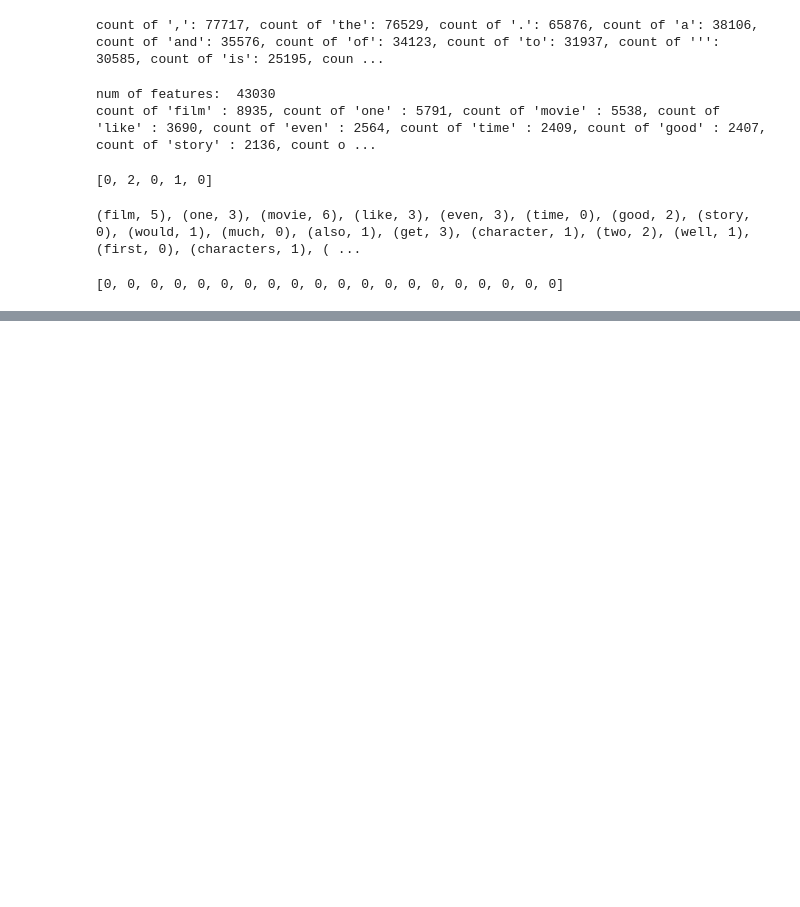
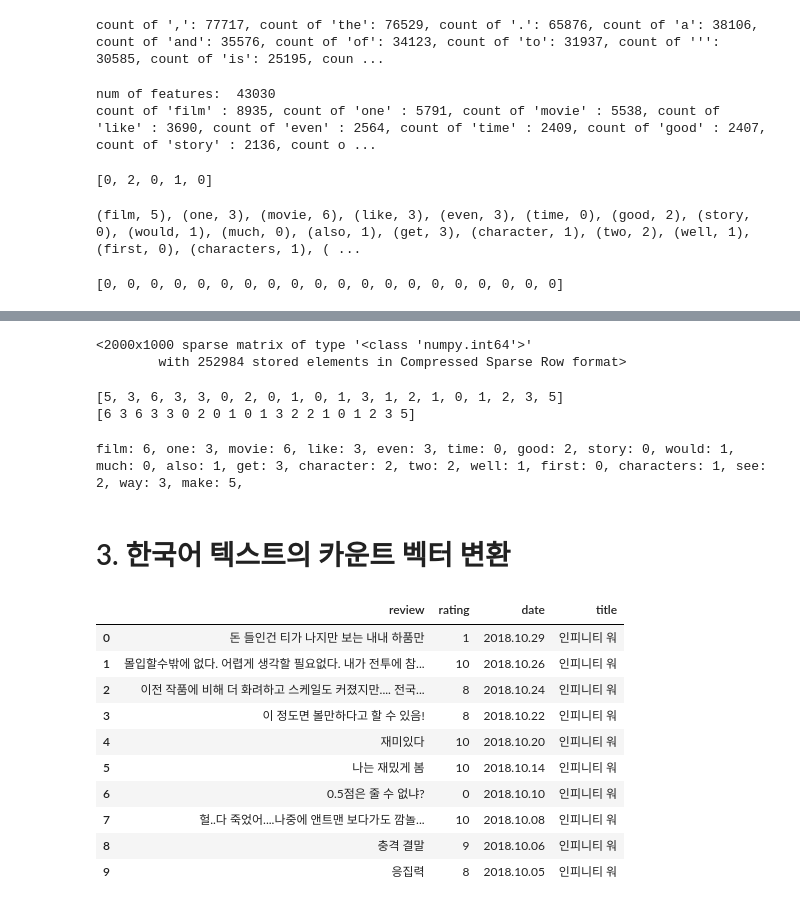
Before and after one commit to pg4522/Textmining_study, a Jupyter notebook: Ch.4.ipynb, the cells around one changed output, grey strips where cells are left out. Saved outputs shown, nothing was run; the diff lists cells and outputs as text; code cells hidden in the pictures; blank space fills up the shorter version.

```diff
--- a/Ch.4.ipynb
+++ b/Ch.4.ipynb
@@ -109,0 +155,18 @@ print(feature_sets[0][-20:])
+# %%
+reviews_cv
+# %% [output]
+<2000x1000 sparse matrix of type '<class 'numpy.int64'>'
+        with 252984 stored elements in Compressed Sparse Row format>
+# %%
+print(feature_sets[0][:20])
+print(reviews_cv.toarray()[0, :20])
+# %% [output]
+[5, 3, 6, 3, 3, 0, 2, 0, 1, 0, 1, 3, 1, 2, 1, 0, 1, 2, 3, 5]
+[6 3 6 3 3 0 2 0 1 0 1 3 2 2 1 0 1 2 3 5]
+# %%
+for word, count in zip(cv.get_feature_names_out()[:20], reviews_cv[0].toarray()[0, :20]):
+    print(f'{word}: {count}', end = ', ')
+# %% [output]
+film: 6, one: 3, movie: 6, like: 3, even: 3, time: 0, good: 2, story: 0, would: 1, much: 0, also: 1, get: 3, character: 2, two: 2, well: 1, first: 0, characters: 1, see: 2, way: 3, make: 5,
+# %% [markdown]
+# 3. 한국어 텍스트의 카운트 벡터 변환
@@ -109,0 +176,14 @@ print(feature_sets[0][-20:])
+# %%
+df.head(10)
+# %% [output]
+|  | review | rating | date | title |
+| 0 | 돈 들인건 티가 나지만 보는 내내 하품만 | 1 | 2018.10.29 | 인피니티 워 |
+| 1 | 몰입할수밖에 없다. 어렵게 생각할 필요없다. 내가 전투에 참... | 10 | 2018.10.26 | 인피니티 워 |
+| 2 | 이전 작품에 비해 더 화려하고 스케일도 커졌지만.... 전국... | 8 | 2018.10.24 | 인피니티 워 |
+| 3 | 이 정도면 볼만하다고 할 수 있음! | 8 | 2018.10.22 | 인피니티 워 |
+| 4 | 재미있다 | 10 | 2018.10.20 | 인피니티 워 |
+| 5 | 나는 재밌게 봄 | 10 | 2018.10.14 | 인피니티 워 |
+| 6 | 0.5점은 줄 수 없냐? | 0 | 2018.10.10 | 인피니티 워 |
+| 7 | 헐..다 죽었어....나중에 앤트맨 보다가도 깜놀... | 10 | 2018.10.08 | 인피니티 워 |
+| 8 | 충격 결말 | 9 | 2018.10.06 | 인피니티 워 |
+| 9 | 응집력 | 8 | 2018.10.05 | 인피니티 워 |
```
Also changed, not shown: parts of 20 cells of this notebook.
